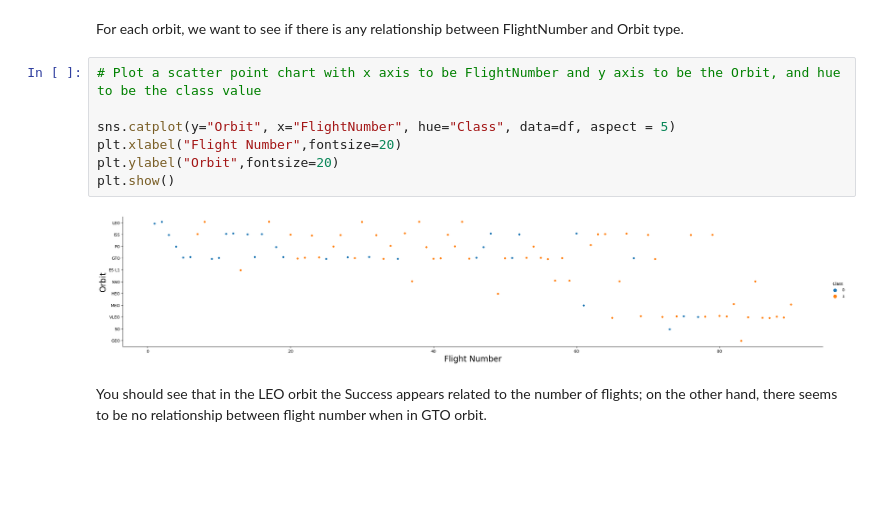
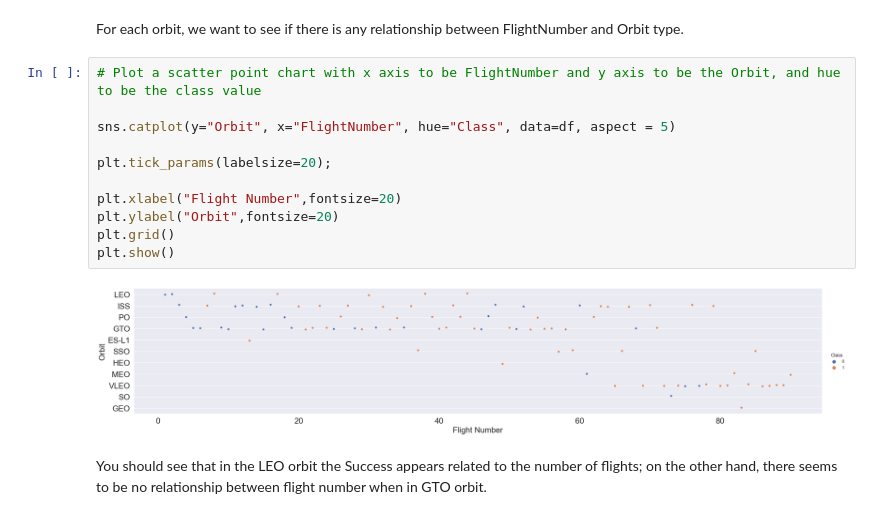
Before and after one commit to HealthyData-Hub/IBM-Data-Science-and-Machine-Learning-Capstone-Project, a Jupyter notebook: 05_EDA_with_Visualisation.ipynb, the cells around one changed output. Saved outputs shown, nothing was run; the diff lists cells and outputs as text; blank space fills up the shorter version.

```diff
--- a/05_EDA_with_Visualisation.ipynb
+++ b/05_EDA_with_Visualisation.ipynb
@@ -151,12 +160,16 @@ For each orbit, we want to see if there is any relationship between FlightNumber
 # %%
 # Plot a scatter point chart with x axis to be FlightNumber and y axis to be the Orbit, and hue to be the class value
 
 sns.catplot(y="Orbit", x="FlightNumber", hue="Class", data=df, aspect = 5)
+
+plt.tick_params(labelsize=20);
+
 plt.xlabel("Flight Number",fontsize=20)
 plt.ylabel("Orbit",fontsize=20)
+plt.grid()
 plt.show()
 # %% [output]
-[figure, old version]
+[figure, new version]
 # %% [markdown]
 You should see that in the LEO orbit the Success appears related to the number of flights; on the other hand, there seems to be no relationship between flight number when in GTO orbit.
 # %% [markdown]
```
Also changed, not shown: parts of 4 cells of this notebook.
